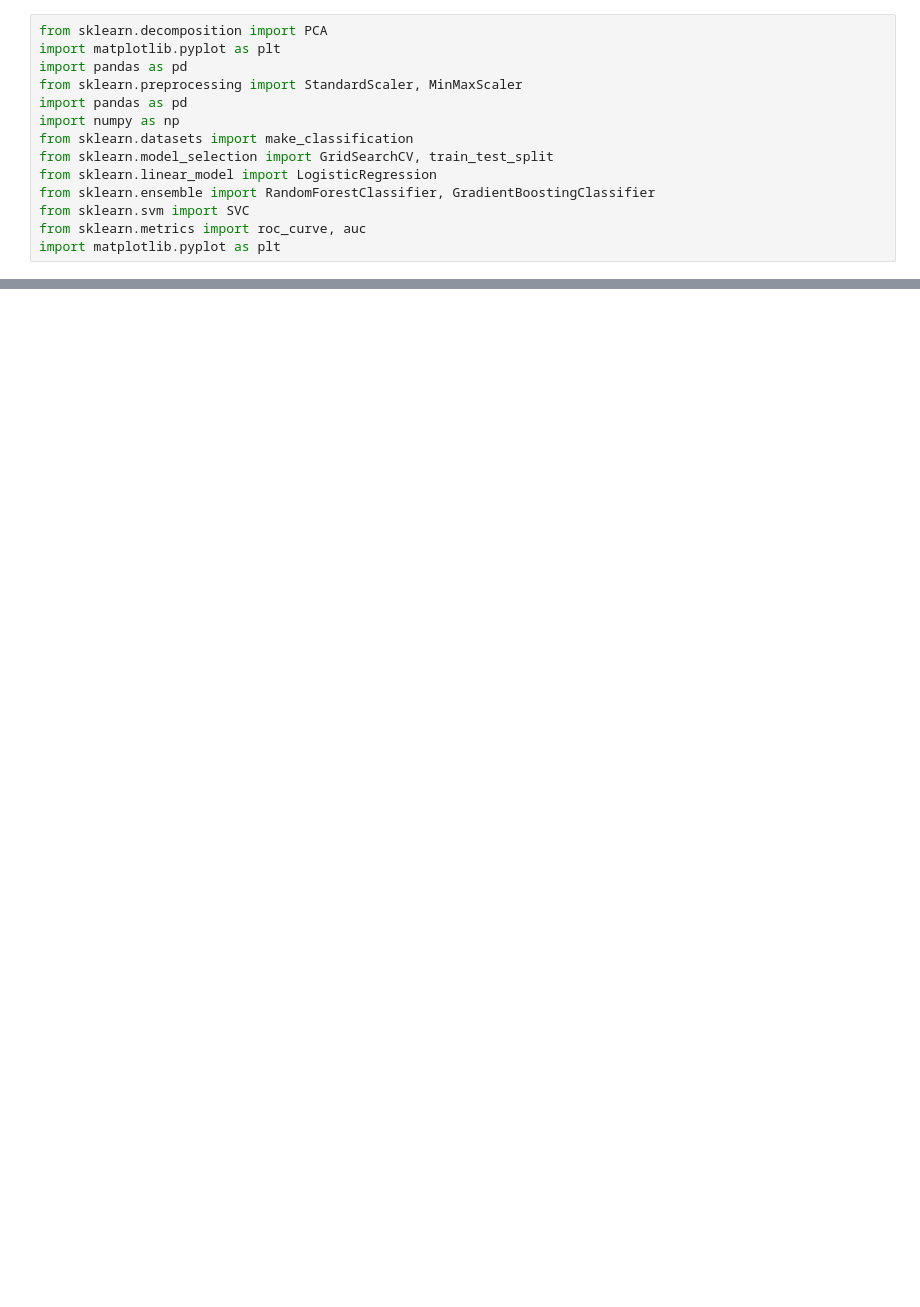
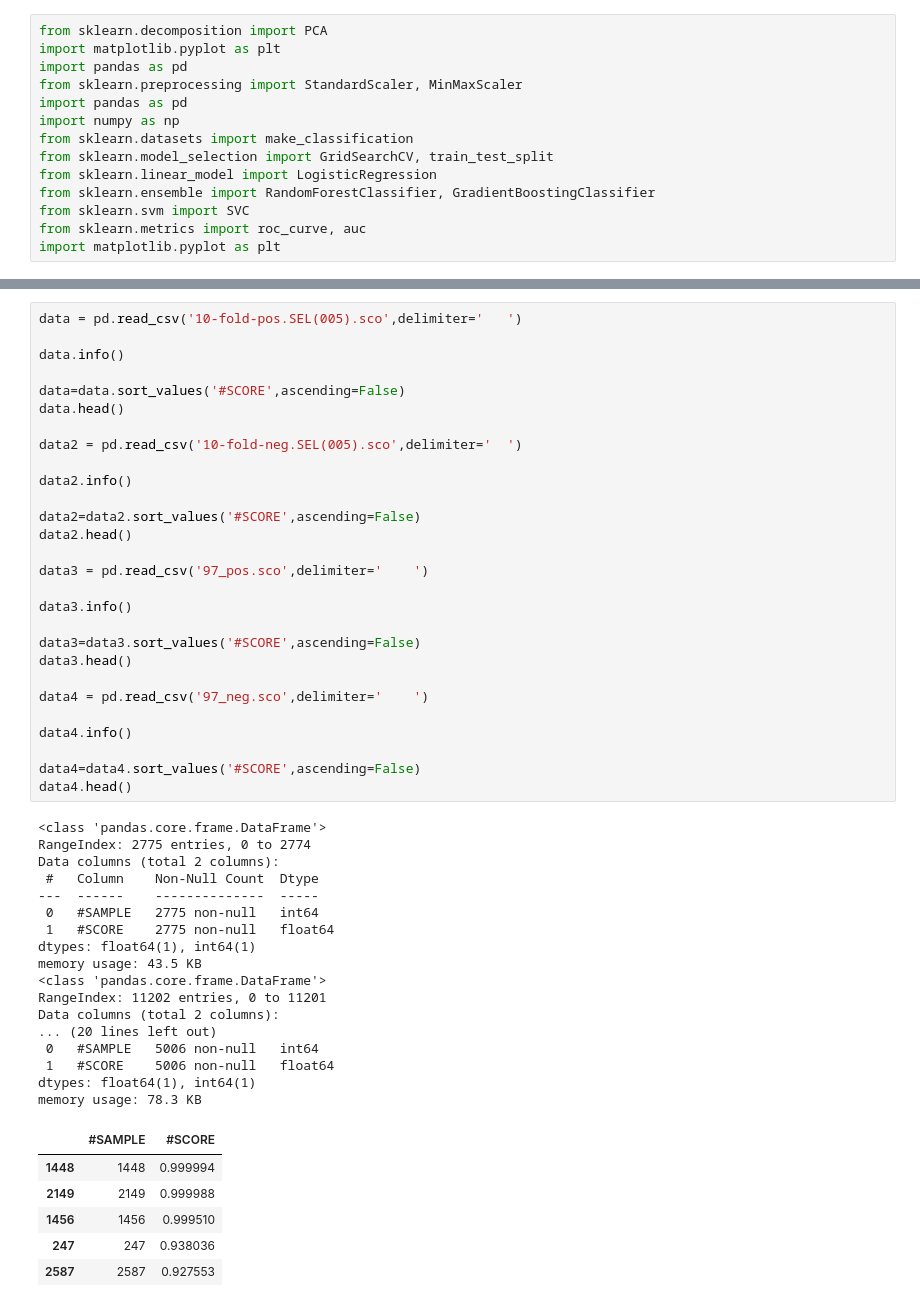
Before and after one commit to EdAlita/RetinaSegmentation-HEx, a Jupyter notebook: code/test.ipynb, the cells around one changed output, grey strips where cells are left out. Cells and saved outputs as stored; diff of their text form; blank space fills up the shorter version.

```diff
--- a/code/test.ipynb
+++ b/code/test.ipynb
@@ -165,0 +15,52 @@ memory usage: 2.2 MB
+# %%
+data = pd.read_csv('10-fold-pos.SEL(005).sco',delimiter='	')
+
+data.info()
+
+data=data.sort_values('#SCORE',ascending=False)
+data.head()
+
+data2 = pd.read_csv('10-fold-neg.SEL(005).sco',delimiter='	')
+
+data2.info()
+
+data2=data2.sort_values('#SCORE',ascending=False)
+data2.head()
+
+data3 = pd.read_csv('97_pos.sco',delimiter='	')
+
+data3.info()
+
+data3=data3.sort_values('#SCORE',ascending=False)
+data3.head()
+
+data4 = pd.read_csv('97_neg.sco',delimiter='	')
+
+data4.info()
+
+data4=data4.sort_values('#SCORE',ascending=False)
+data4.head()
+# %% [output]
+<class 'pandas.core.frame.DataFrame'>
+RangeIndex: 2775 entries, 0 to 2774
+Data columns (total 2 columns):
+ #   Column    Non-Null Count  Dtype
+---  ------    --------------  -----
+ 0   #SAMPLE   2775 non-null   int64
+ 1   #SCORE    2775 non-null   float64
+dtypes: float64(1), int64(1)
+memory usage: 43.5 KB
+<class 'pandas.core.frame.DataFrame'>
+RangeIndex: 11202 entries, 0 to 11201
+Data columns (total 2 columns):
+... (20 lines left out)
+ 0   #SAMPLE   5006 non-null   int64
+ 1   #SCORE    5006 non-null   float64
+dtypes: float64(1), int64(1)
+memory usage: 78.3 KB
+|  | #SAMPLE | #SCORE |
+| 1448 | 1448 | 0.999994 |
+| 2149 | 2149 | 0.999988 |
+| 1456 | 1456 | 0.999510 |
+| 247 | 247 | 0.938036 |
+| 2587 | 2587 | 0.927553 |
```
Also changed, not shown: parts of 10 cells of this notebook, 12 other files.
